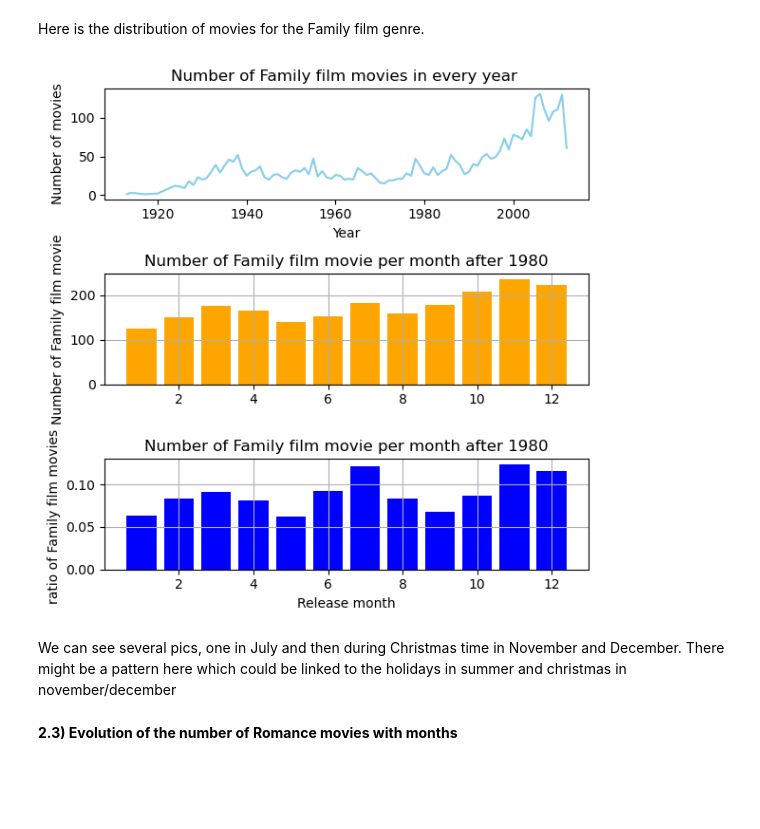
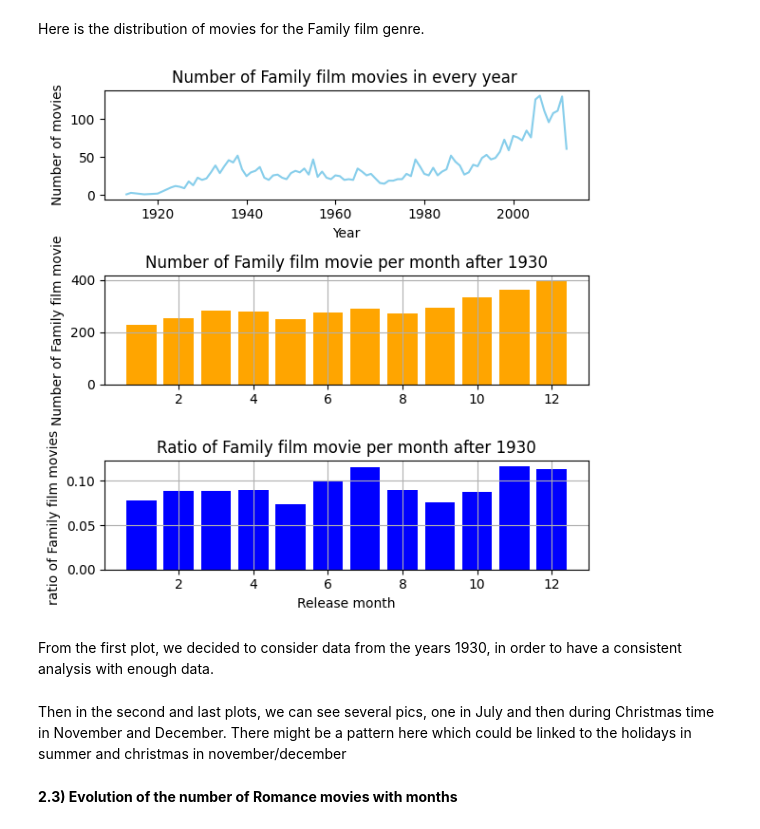
Before and after one commit to epfl-ada/ada-2023-project-dat4k, a Jupyter notebook: P2_final.ipynb, the cells around one changed output. Drawn from its saved outputs; the diff is of its cells as text; code cells hidden in the pictures; blank space fills up the shorter version.

```diff
--- a/P2_final.ipynb
+++ b/P2_final.ipynb
@@ -310,11 +312,13 @@ Note : The ratio is defined by the number of horror movies in a specific month d
 # %% [markdown]
 Here is the distribution of movies for the Family film genre.
 # %%
-visu_P2(df_vis, 1980, 'Family film')
+visu_P2(df_vis, 1930, 'Family film')
 # %% [output]
-[figure, old version]
+[figure, new version]
+# %% [markdown]
+From the first plot, we decided to consider data from the years 1930, in order to have a consistent analysis with enough data.
 # %% [markdown]
-We can see several pics, one in July and then during Christmas time in November and December. There might be a pattern here which could be linked to the holidays in summer and christmas in november/december
+Then in the second and last plots, we can see several pics, one in July and then during Christmas time in November and December. There might be a pattern here which could be linked to the holidays in summer and christmas in november/december
 # %% [markdown]
 **2.3) Evolution of the number of Romance movies with months**
 # %% [markdown]
```
Also changed, not shown: parts of 23 cells of this notebook, 4 other files.
